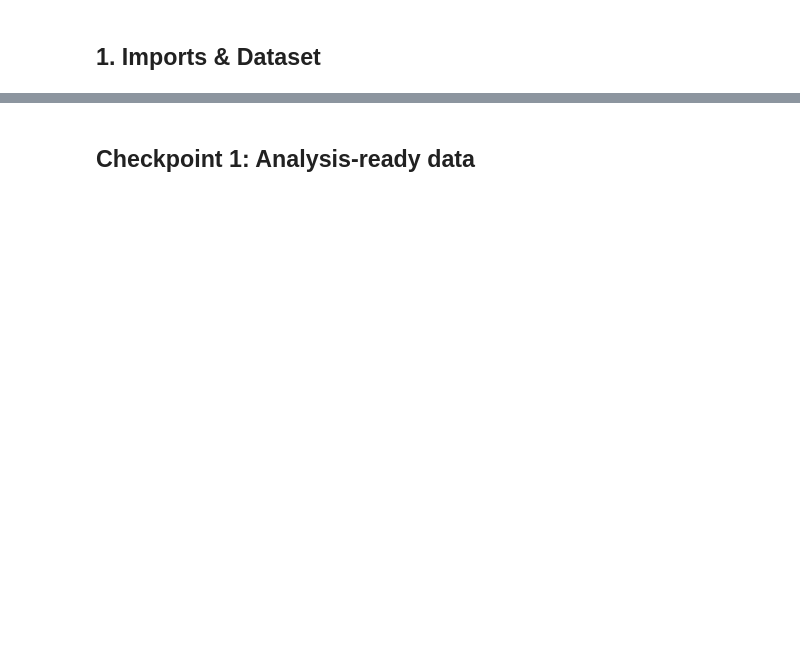
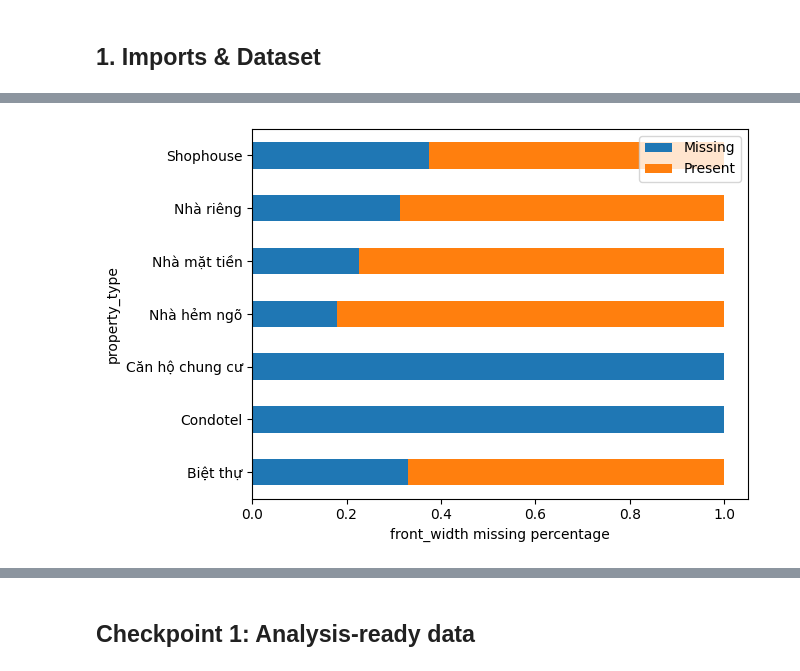
Before and after one commit to QuangHD4/real-estate-vietnam-analysis, a Jupyter notebook: notebooks/02_data_wrangling.ipynb, the cells around one changed output, grey strips where cells are left out. Drawn from its saved outputs; the diff is of its cells as text; code cells hidden in the pictures; blank space fills up the shorter version.

Commit message:
update data preprocessing and initial EDA

```diff
--- a/notebooks/02_data_wrangling.ipynb
+++ b/notebooks/02_data_wrangling.ipynb
@@ -501,0 +480,38 @@ Number of rows after removing duplicates: 23958
+# %%
+def missing_percent_by_cat(df:pd.DataFrame, category_col: str, target_col: str, ax:plt.Axes = None, plot: bool = True, normalize:bool=True) -> pd.DataFrame|None:
+    na_by_group = df.groupby(category_col)[target_col].apply(lambda x: pd.Series({
+        'Missing': x.isna().sum(),
+        'Present': x.notna().sum(),
+    })).unstack()
+    if plot:
+        if normalize:
+            na_by_group.divide(na_by_group.sum(axis=1), axis=0).plot(kind='barh', stacked=True, ax=ax)
+        else:
+            na_by_group.plot(kind='barh', stacked=True, ax=ax)
+        if ax:
+            ax.set_xlabel(target_col + " missing percentage")
+        else:
+            plt.xlabel(target_col + " missing percentage")
+    else:
+        return na_by_group
+
+def missing_percent_by_num(df:pd.DataFrame, source_col: str, numeric_col: str, plot: bool = True, ax:plt.Axes = None, log_transform:bool =True) -> pd.DataFrame|None:
+    if plot:
+        if log_transform:
+            sns.violinplot(x=df[source_col].isna(), y=np.log1p(df[numeric_col]), ax=ax)
+            plt.ylabel("Log-transformed " + numeric_col)
+        else:
+            sns.violinplot(x=df[source_col].isna(), y=df[numeric_col], ax=ax)
+        ax.set_xticks([0,1], ['Present', 'Missing'])
+    else:
+        if log_transform:
+            present = np.log1p(df[df[source_col].notna()][numeric_col])
+            missing = np.log1p(df[df[source_col].isna()][numeric_col])
+        else:
+            present = df[df[source_col].notna()][numeric_col]
+            missing = df[df[source_col].isna()][numeric_col]
+        return pd.DataFrame({'Present': present, 'Missing': missing})
+# %%
+missing_percent_by_cat(df, 'property_type', 'front_width', plot=True)
+# %% [output]
+[figure, added]
```
Also changed, not shown: parts of 94 cells of this notebook, 10 other files.
